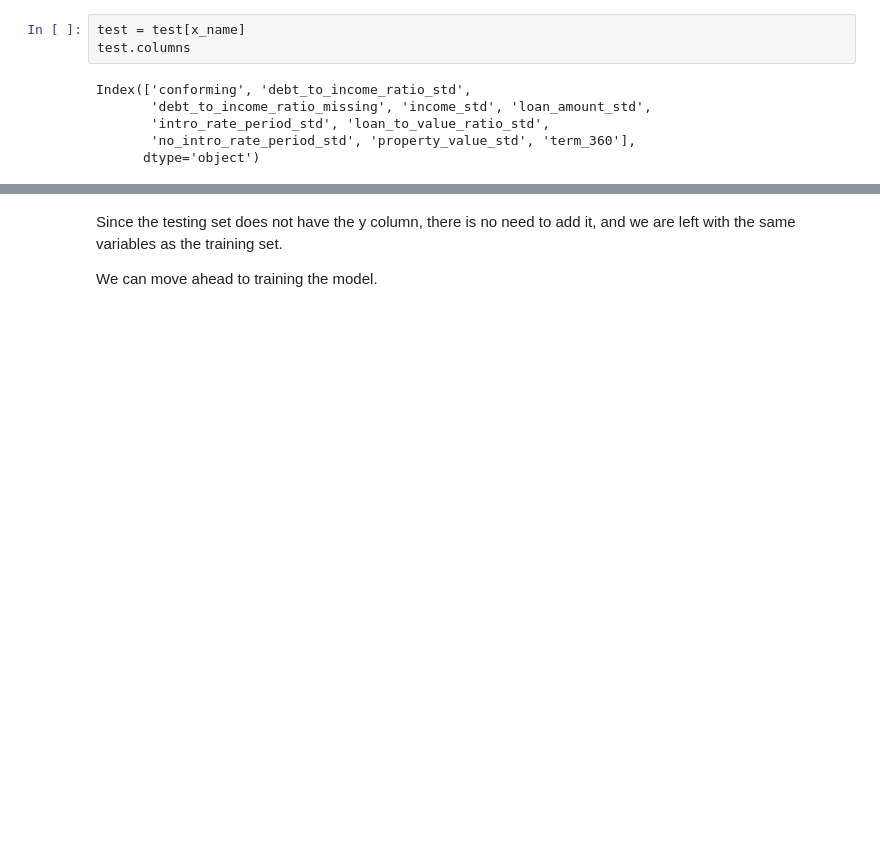
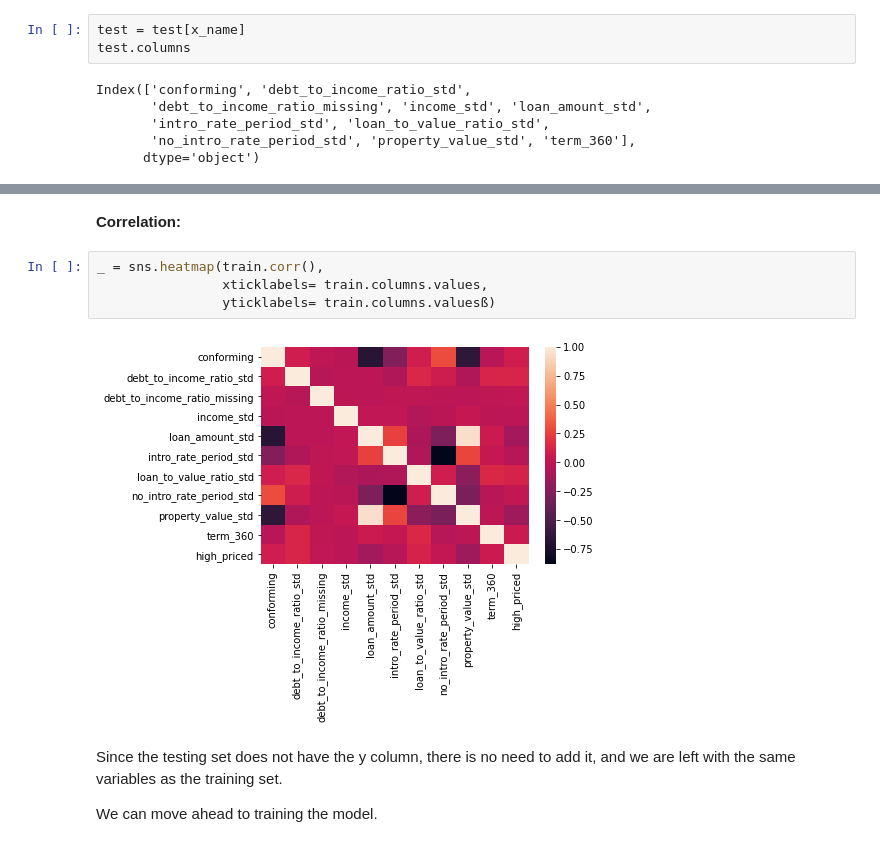
Before and after one commit to youssefragab99/dnsc6290_assignment_1, a Jupyter notebook: assignment_1.ipynb, the cells around one changed output, grey strips where cells are left out. Cells and saved outputs as stored; diff of their text form; blank space fills up the shorter version.

```diff
--- a/assignment_1.ipynb
+++ b/assignment_1.ipynb
@@ -108,3 +109,11 @@ Index(['conforming', 'debt_to_income_ratio_std',
+# %% [markdown]
+**Correlation:**
+# %%
+_ = sns.heatmap(train.corr(),
+                xticklabels= train.columns.values,
+                yticklabels= train.columns.valuesß)
+# %% [output]
+[figure, added]
 # %% [markdown]
 Since the testing set does not have the y column, there is no need to add it, and we are left with the same variables as the training set.
 
```
Also changed, not shown: parts of 4 cells of this notebook.
